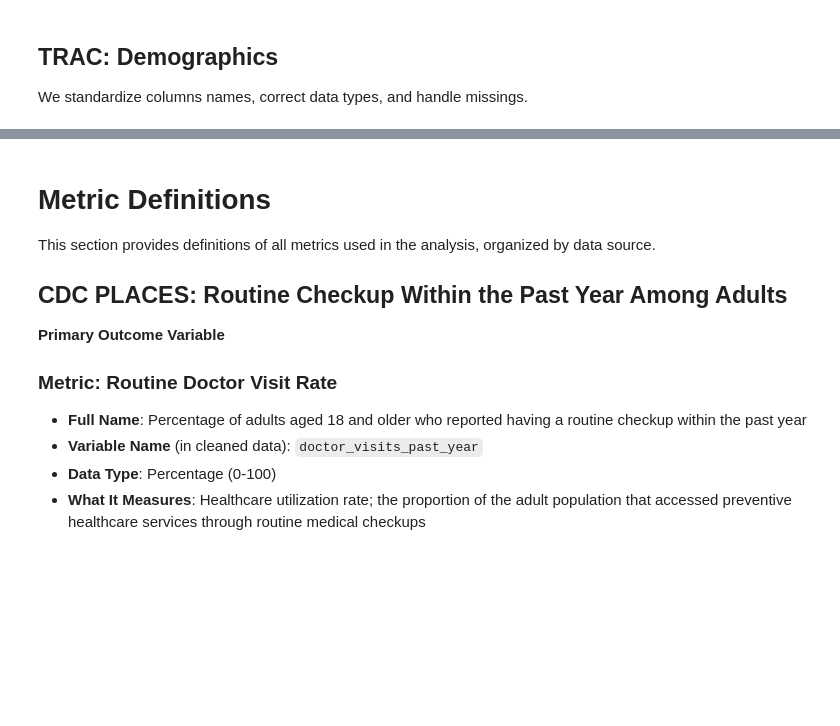
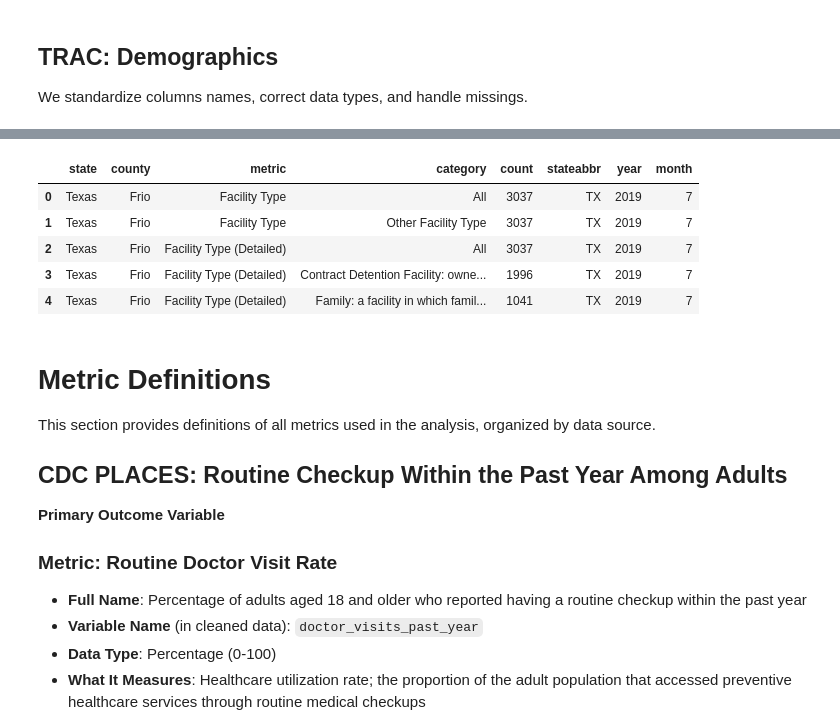
Before and after one commit to riverar9/data698-master-research-project, a Jupyter notebook: Appendix A - Python Code.ipynb, the cells around one changed output, grey strips where cells are left out. Drawn from its saved outputs; the diff is of its cells as text; code cells hidden in the pictures; blank space fills up the shorter version.

```diff
--- a/Appendix A - Python Code.ipynb
+++ b/Appendix A - Python Code.ipynb
@@ -542,3 +567,40 @@ detention_facilities_clean.head()
 ## TRAC: Demographics
 
 We standardize columns names, correct data types, and handle missings.
+# %%
+# Clean TRAC county metrics data
+# Data cleaning steps:
+# 1. Handle missing values
+# 2. Standardize geographic identifiers (county FIPS codes, ZIP codes)
+# 3. Convert date formats
+# 4. Remove duplicates
+# 5. Validate data quality
+
+# Standardize column names and remove empty columns
+trac_county_clean = trac_county_metrics_df.clean_names().remove_empty()
+
+# Use janitor to clean column names
+trac_county_clean = trac_county_clean.clean_names(remove_special=True)
+
+# Split county into county and stateabbr using regex
+trac_county_clean['stateabbr'] = trac_county_clean['county'].str.extract(r'^(.*),\s*([A-Z]{2})$')[1]
+trac_county_clean['county'] = trac_county_clean['county'].str.extract(r'^(.*),\s*([A-Z]{2})$')[0]
+
+# Remove "County" from county names for standardization
+trac_county_clean['county'] = trac_county_clean['county'].str.replace(' County', '', regex=False).str.strip()
+
+# Drop if county is unknown or missing (not useful for analysis)
+trac_county_clean = trac_county_clean.dropna(subset=['county'])
+
+# Split period into year and month
+trac_county_clean['year'] = pd.to_numeric(trac_county_clean['period'].astype(str).str[:2], errors='coerce') + 2000
+trac_county_clean['month'] = pd.to_numeric(trac_county_clean['period'].astype(str).str[2:], errors='coerce')
+
+# Drop period
+trac_county_clean = trac_county_clean.drop(columns=['period'])
+
+# Drop duplicates
+trac_county_clean = trac_county_clean.drop_duplicates()
+
+# Summarize
+print(trac_county_clean.info())
@@ -545,5 +624,12 @@ We standardize columns names, correct data types, and handle missings.
 # %%
-# Clean TRAC county metrics data
+trac_county_clean.head()
+# %% [output]
+|  | state | county | metric | category | count | stateabbr | year | month |
+| 0 | Texas | Frio | Facility Type | All | 3037 | TX | 2019 | 7 |
+| 1 | Texas | Frio | Facility Type | Other Facility Type | 3037 | TX | 2019 | 7 |
+| 2 | Texas | Frio | Facility Type (Detailed) | All | 3037 | TX | 2019 | 7 |
+| 3 | Texas | Frio | Facility Type (Detailed) | Contract Detention Facility: owne... | 1996 | TX | 2019 | 7 |
+| 4 | Texas | Frio | Facility Type (Detailed) | Family: a facility in which famil... | 1041 | TX | 2019 | 7 |
 # %% [markdown]
 # Metric Definitions
 
```
Also changed, not shown: parts of 11 cells of this notebook.
